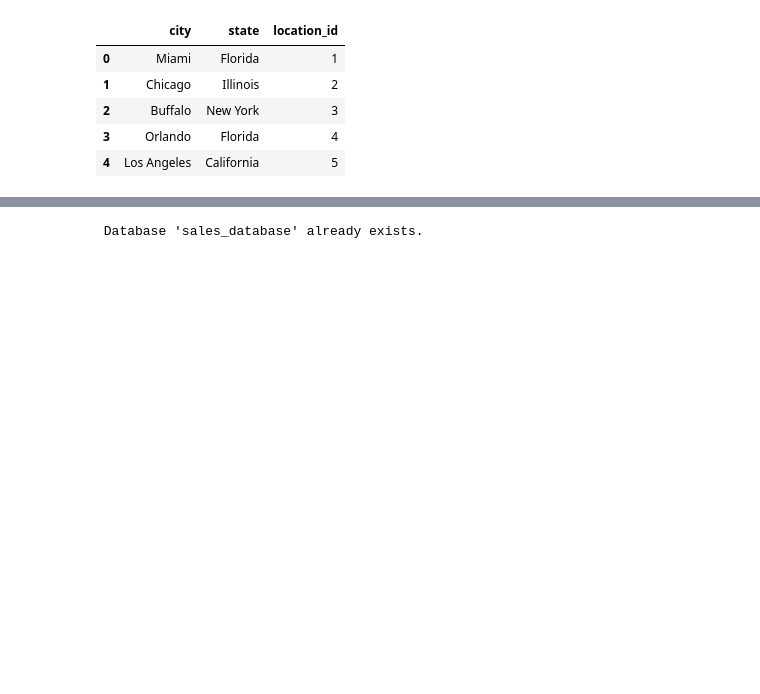
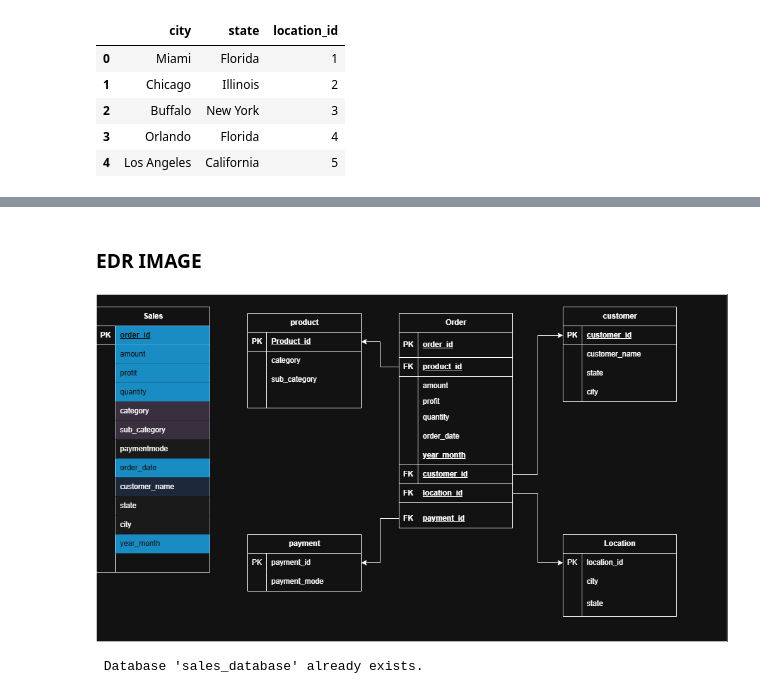
Before and after one commit to instinctdanny/capstoneass, a Jupyter notebook: sales_edr.ipynb, the cells around one changed output, grey strips where cells are left out. Cells and saved outputs as stored; diff of their text form; code cells hidden in the pictures; blank space fills up the shorter version.

```diff
--- a/sales_edr.ipynb
+++ b/sales_edr.ipynb
@@ -268,3 +313,11 @@ display(location_df.head(3))
+# %% [markdown]
+### EDR IMAGE
+# %%
+from PIL import Image
+img = Image.open('finaledr.png')
+img
+# %% [output]
+[figure, added]
 # %%
 def create_database(db_params):
     """
```
Also changed, not shown: parts of 8 cells of this notebook, 10 other files.
